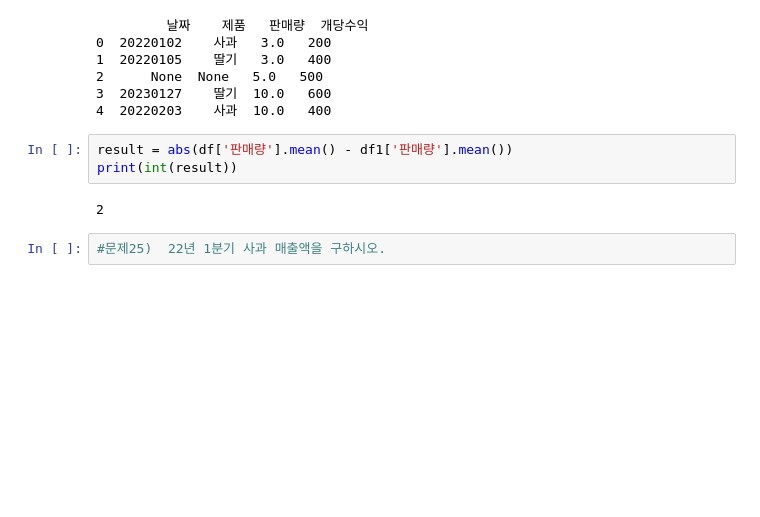
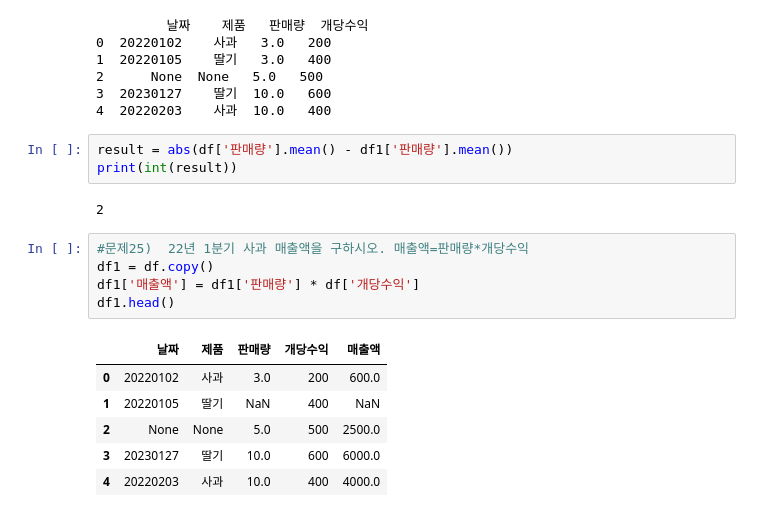
Before and after one commit to va4756/yemoon_bigdata_test, a Jupyter notebook: bigdata_예문_작업1_example1.ipynb, the cells around one changed output. Saved outputs shown, nothing was run; the diff lists cells and outputs as text; blank space fills up the shorter version.

```diff
--- a/bigdata_예문_작업1_example1.ipynb
+++ b/bigdata_예문_작업1_example1.ipynb
@@ -518,4 +520,14 @@ print(int(result))
 # %% [output]
 2
 # %%
-#문제25)  22년 1분기 사과 매출액을 구하시오.
+#문제25)  22년 1분기 사과 매출액을 구하시오. 매출액=판매량*개당수익
+df1 = df.copy()
+df1['매출액'] = df1['판매량'] * df['개당수익']
+df1.head()
+# %% [output]
+|  | 날짜 | 제품 | 판매량 | 개당수익 | 매출액 |
+| 0 | 20220102 | 사과 | 3.0 | 200 | 600.0 |
+| 1 | 20220105 | 딸기 | NaN | 400 | NaN |
+| 2 | None | None | 5.0 | 500 | 2500.0 |
+| 3 | 20230127 | 딸기 | 10.0 | 600 | 6000.0 |
+| 4 | 20220203 | 사과 | 10.0 | 400 | 4000.0 |
```
Also changed, not shown: parts of 13 cells of this notebook.
